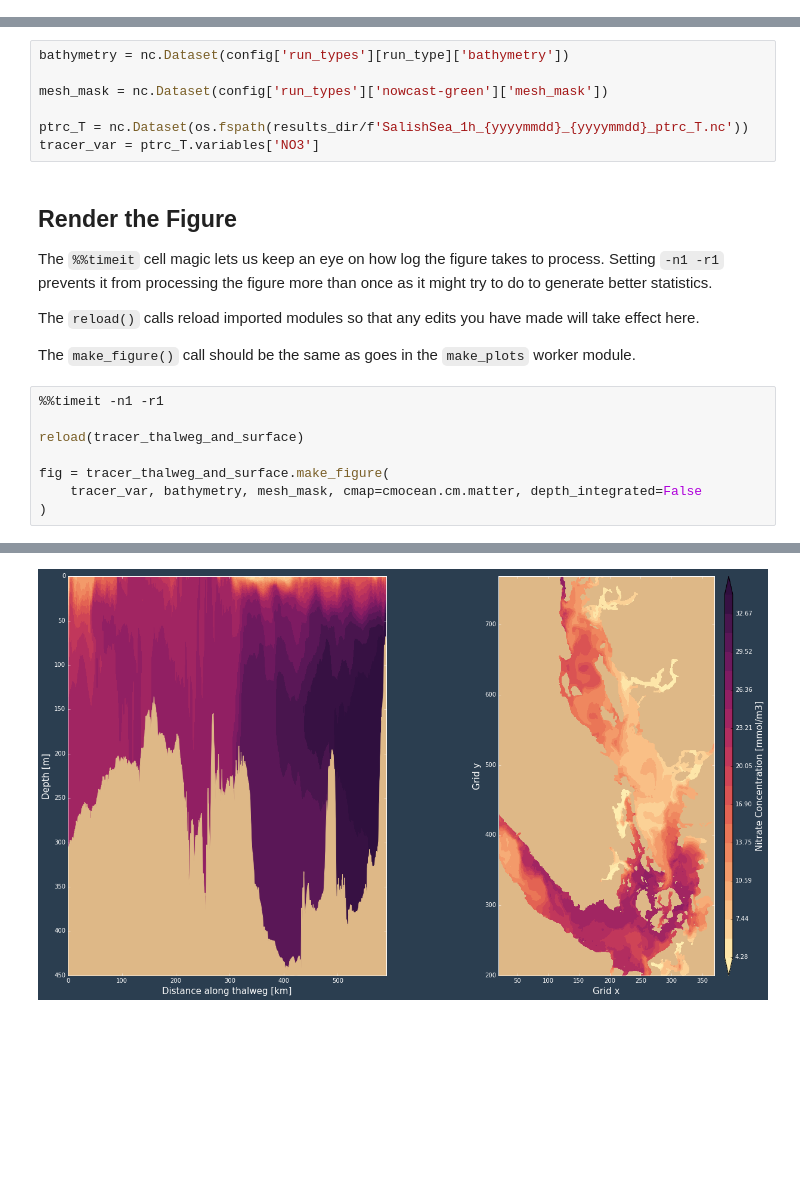
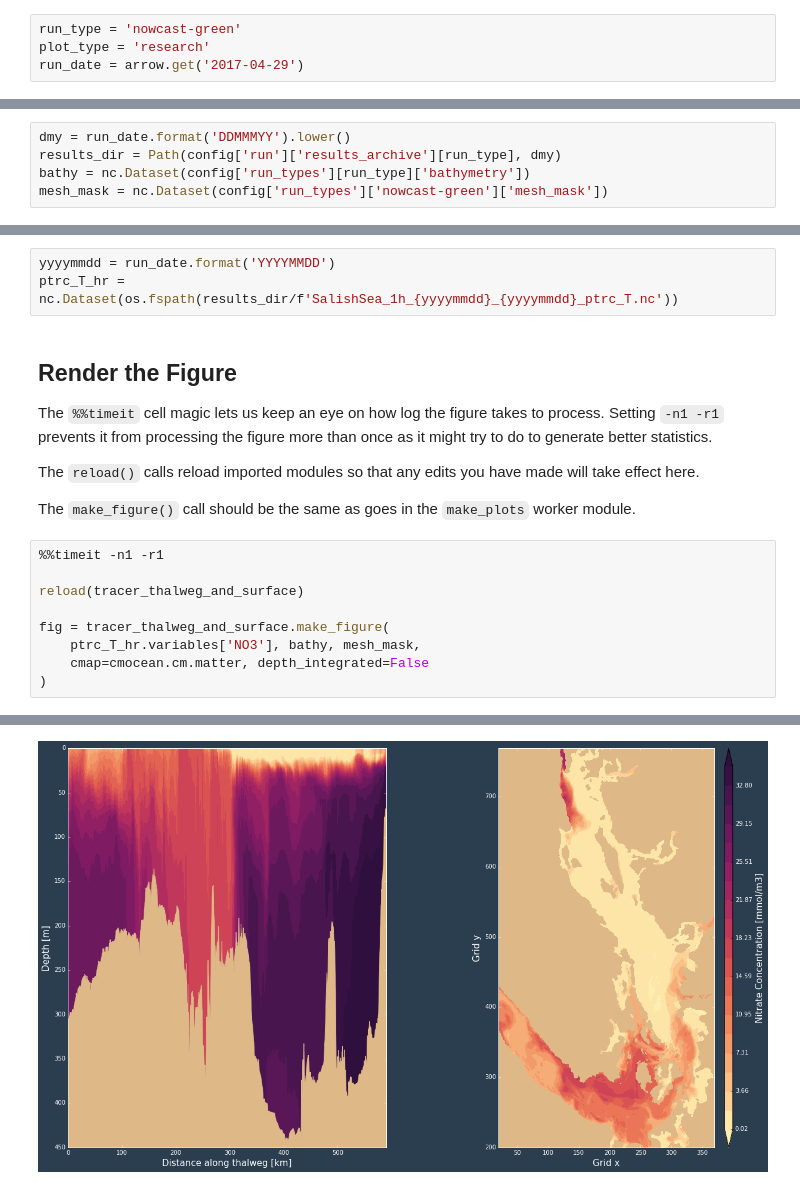
Before and after one commit to SalishSeaCast/SalishSeaNowcast, a Jupyter notebook: notebooks/figures/research/TestTracerThalwegAndSurface.ipynb, the cells around one changed output, grey strips where cells are left out. Drawn from its saved outputs; the diff is of its cells as text; blank space fills up the shorter version.

```diff
--- a/notebooks/figures/research/TestTracerThalwegAndSurface.ipynb
+++ b/notebooks/figures/research/TestTracerThalwegAndSurface.ipynb
@@ -62,0 +67,4 @@ results_dir = results_home/dmy
+# %%
+run_type = 'nowcast-green'
+plot_type = 'research'
+run_date = arrow.get('2017-04-29')
@@ -62,0 +77,5 @@ results_dir = results_home/dmy
+# %%
+dmy = run_date.format('DDMMMYY').lower()
+results_dir = Path(config['run']['results_archive'][run_type], dmy)
+bathy = nc.Dataset(config['run_types'][run_type]['bathymetry'])
+mesh_mask = nc.Dataset(config['run_types']['nowcast-green']['mesh_mask'])
@@ -63,10 +89,6 @@ results_dir = results_home/dmy
 # %%
-bathymetry = nc.Dataset(config['run_types'][run_type]['bathymetry'])
-
-mesh_mask = nc.Dataset(config['run_types']['nowcast-green']['mesh_mask'])
-
-ptrc_T = nc.Dataset(os.fspath(results_dir/f'SalishSea_1h_{yyyymmdd}_{yyyymmdd}_ptrc_T.nc'))
-tracer_var = ptrc_T.variables['NO3']
+yyyymmdd = run_date.format('YYYYMMDD')
+ptrc_T_hr = nc.Dataset(os.fspath(results_dir/f'SalishSea_1h_{yyyymmdd}_{yyyymmdd}_ptrc_T.nc'))
 # %% [markdown]
 ## Render the Figure
 
@@ -83,6 +105,7 @@ The `make_figure()` call should be the same as goes in the `make_plots` worker m
 reload(tracer_thalweg_and_surface)
 
 fig = tracer_thalweg_and_surface.make_figure(
-    tracer_var, bathymetry, mesh_mask, cmap=cmocean.cm.matter, depth_integrated=False
+    ptrc_T_hr.variables['NO3'], bathy, mesh_mask,
+    cmap=cmocean.cm.matter, depth_integrated=False
 )
 # %% [output]
@@ -90 +113 @@ fig = tracer_thalweg_and_surface.make_figure(
-[figure, old version]
+[figure, new version]
```
Also changed, not shown: parts of 8 cells of this notebook, 1 other file.
